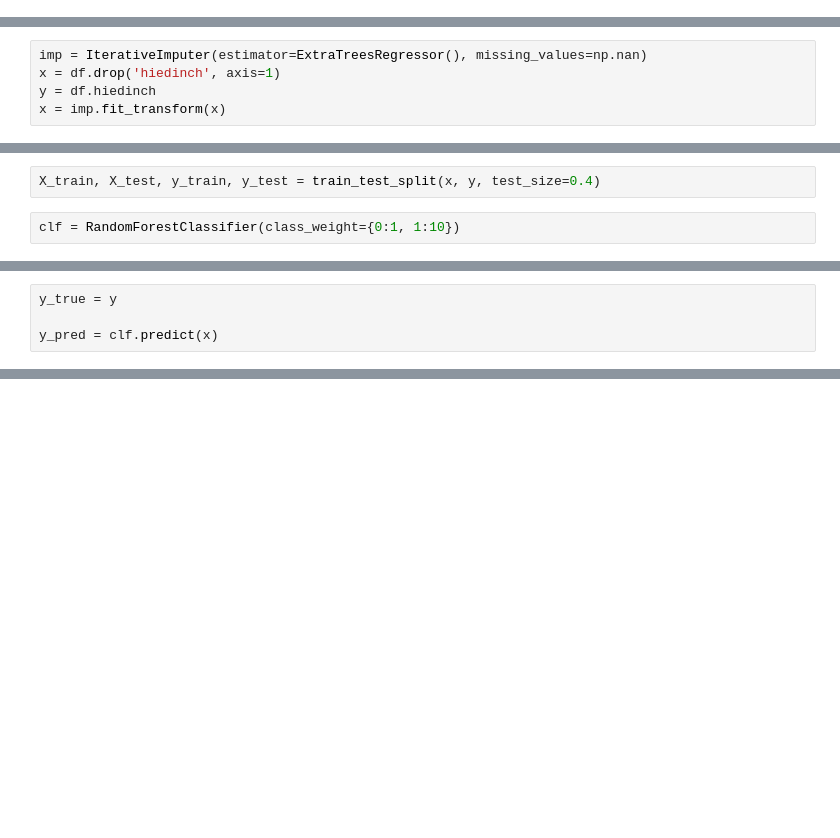
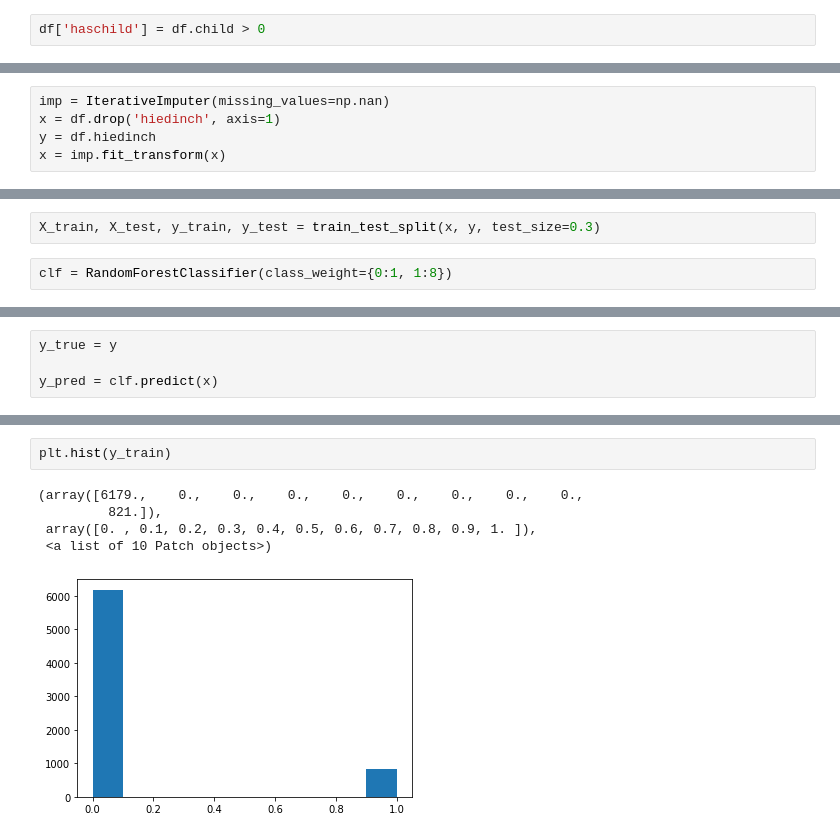
Before and after one commit to ThapaRahul/Superficial-Intelligence, a Jupyter notebook: ensemble_test.ipynb, the cells around one changed output, grey strips where cells are left out. Cells and saved outputs as stored; diff of their text form; blank space fills up the shorter version.

```diff
--- a/ensemble_test.ipynb
+++ b/ensemble_test.ipynb
@@ -14,0 +22,2 @@ df = pd.read_pickle("cleanDataDraft1.pkl")
+# %%
+df['haschild'] = df.child > 0
@@ -15,5 +40,5 @@ df = pd.read_pickle("cleanDataDraft1.pkl")
 # %%
-imp = IterativeImputer(estimator=ExtraTreesRegressor(), missing_values=np.nan)
+imp = IterativeImputer(missing_values=np.nan)
 x = df.drop('hiedinch', axis=1)
 y = df.hiedinch
 x = imp.fit_transform(x)
@@ -30,7 +45,7 @@ array([[1., 4., 1., ..., 0., 0., 0.],
 # %%
-X_train, X_test, y_train, y_test = train_test_split(x, y, test_size=0.4)
+X_train, X_test, y_train, y_test = train_test_split(x, y, test_size=0.3)
 # %%
-clf = RandomForestClassifier(class_weight={0:1, 1:10})
+clf = RandomForestClassifier(class_weight={0:1, 1:8})
 # %%
 clf.fit(X_train, y_train)
 # %% [output]
@@ -53,0 +101,8 @@ conf_matrix = confusion_matrix(y_true, y_pred)
+# %%
+plt.hist(y_train)
+# %% [output]
+(array([6179.,    0.,    0.,    0.,    0.,    0.,    0.,    0.,    0.,
+         821.]),
+ array([0. , 0.1, 0.2, 0.3, 0.4, 0.5, 0.6, 0.7, 0.8, 0.9, 1. ]),
+ <a list of 10 Patch objects>)
+[figure, added]
```
Also changed, not shown: parts of 23 cells of this notebook.
